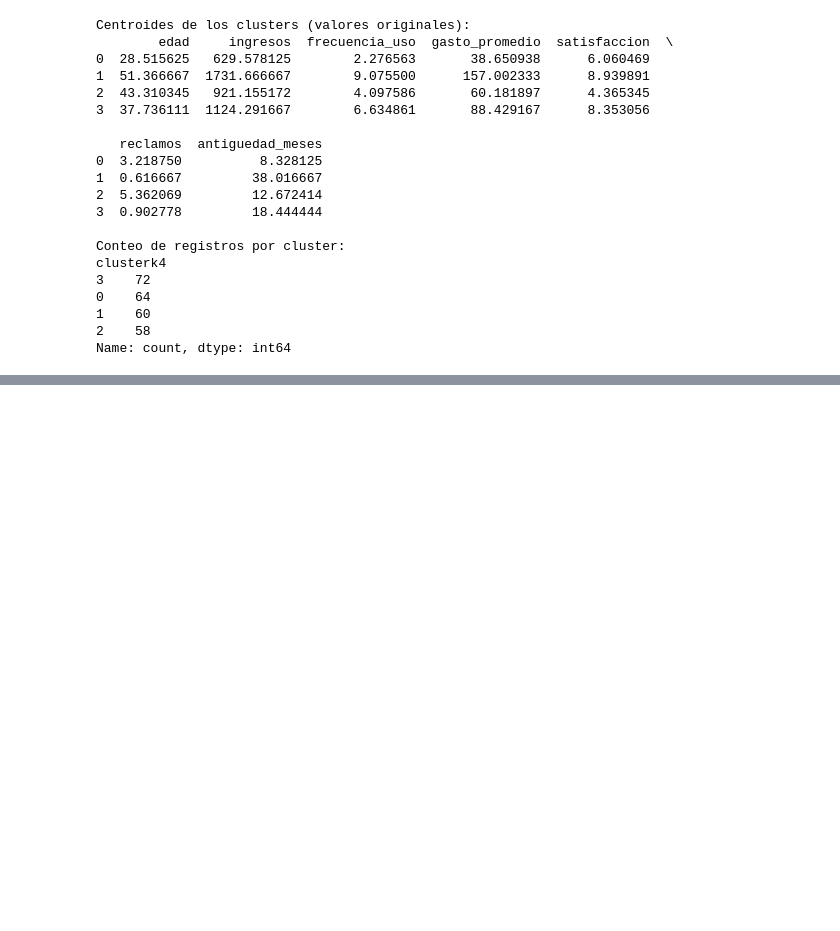
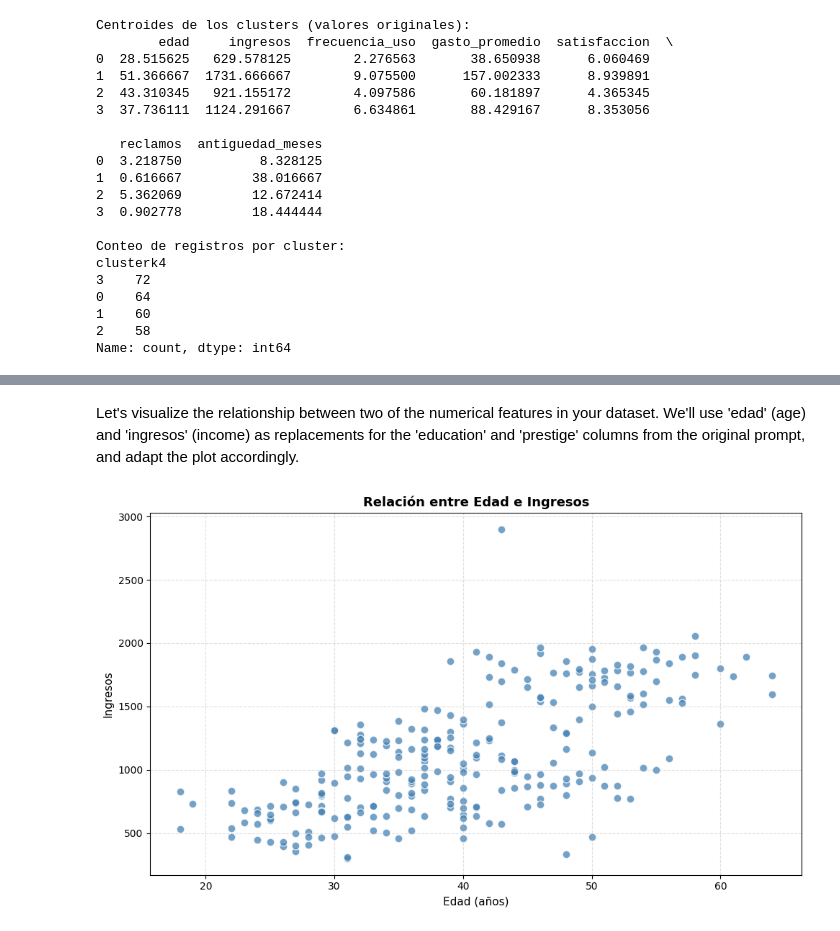
Before and after one commit to dechl-98/ChavezDavid2534532021, a Jupyter notebook: ClaveG/Ejercicio3_Clusterización_de_Datos.ipynb, the cells around one changed output, grey strips where cells are left out. Saved outputs shown, nothing was run; the diff lists cells and outputs as text; code cells hidden in the pictures; blank space fills up the shorter version.

```diff
--- a/ClaveG/Ejercicio3_Clusterización_de_Datos.ipynb
+++ b/ClaveG/Ejercicio3_Clusterización_de_Datos.ipynb
@@ -127,3 +127,27 @@ clusterk4
 1    60
 2    58
 Name: count, dtype: int64
+# %%
+# Initialize KMeans models for 4 and 5 clusters
+modelo_k4_adaptado = KMeans(n_clusters=4, random_state=42, n_init=10)
+modelo_k5_adaptado = KMeans(n_clusters=5, random_state=42, n_init=10)
+
+# Fit and predict for 4 clusters
+df['Cluster_4'] = modelo_k4_adaptado.fit_predict(X_scaled_df)
+
+# Fit and predict for 5 clusters
+df['Cluster_5'] = modelo_k5_adaptado.fit_predict(X_scaled_df)
+
+# Get centroids in original scale for 4 clusters, using column names from X_scaled_df
+centroides_k4_adaptado = pd.DataFrame(scaler.inverse_transform(modelo_k4_adaptado.cluster_centers_), columns=X_scaled_df.columns.tolist())
+print("\nCentroides para 4 clusters (valores originales):")
+print(centroides_k4_adaptado.round(2))
+print("\nConteo de registros por cluster (4 clusters):")
+print(df['Cluster_4'].value_counts())
+
+# Get centroids in original scale for 5 clusters, using column names from X_scaled_df
+centroides_k5_adaptado = pd.DataFrame(scaler.inverse_transform(modelo_k5_adaptado.cluster_centers_), columns=X_scaled_df.columns.tolist())
+print("\nCentroides para 5 clusters (valores originales):")
+print(centroides_k5_adaptado.round(2))
+print("\nConteo de registros por cluster (5 clusters):")
+print(df['Cluster_5'].value_counts())
@@ -129,0 +172,13 @@ Name: count, dtype: int64
+# %% [markdown]
+Let's visualize the relationship between two of the numerical features in your dataset. We'll use 'edad' (age) and 'ingresos' (income) as replacements for the 'education' and 'prestige' columns from the original prompt, and adapt the plot accordingly.
+# %%
+plt.figure(figsize=(10, 6))
+plt.scatter(df['edad'], df['ingresos'], color='steelblue', alpha=0.75, edgecolors='white', s=60)
+plt.xlabel('Edad (años)', fontsize=11)
+plt.ylabel('Ingresos', fontsize=11)
+plt.title('Relación entre Edad e Ingresos', fontsize=13, fontweight='bold')
+plt.grid(linestyle='--', alpha=0.4)
+plt.tight_layout()
+plt.show()
+# %% [output]
+[figure, added]
```
Also changed, not shown: parts of 3 cells of this notebook.
